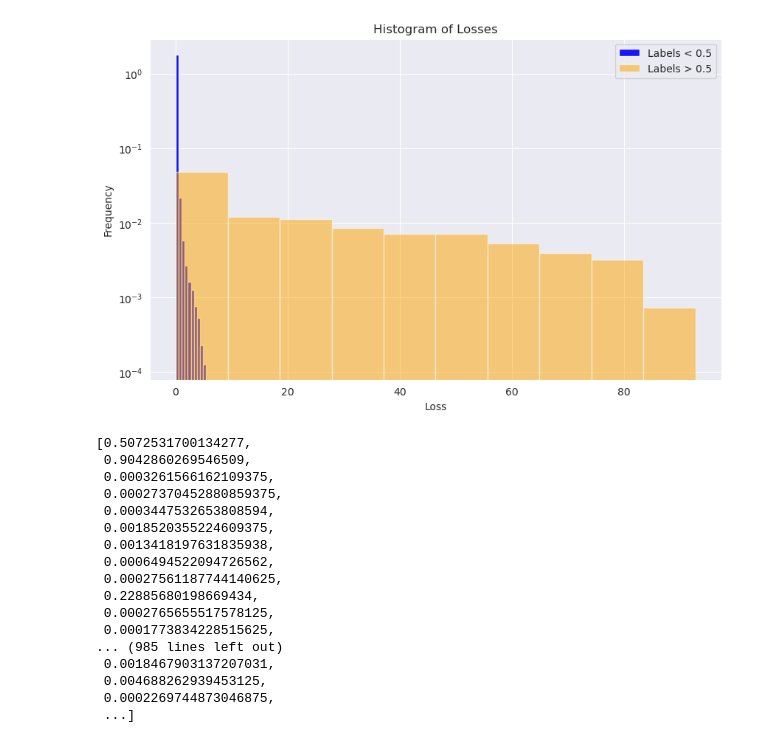
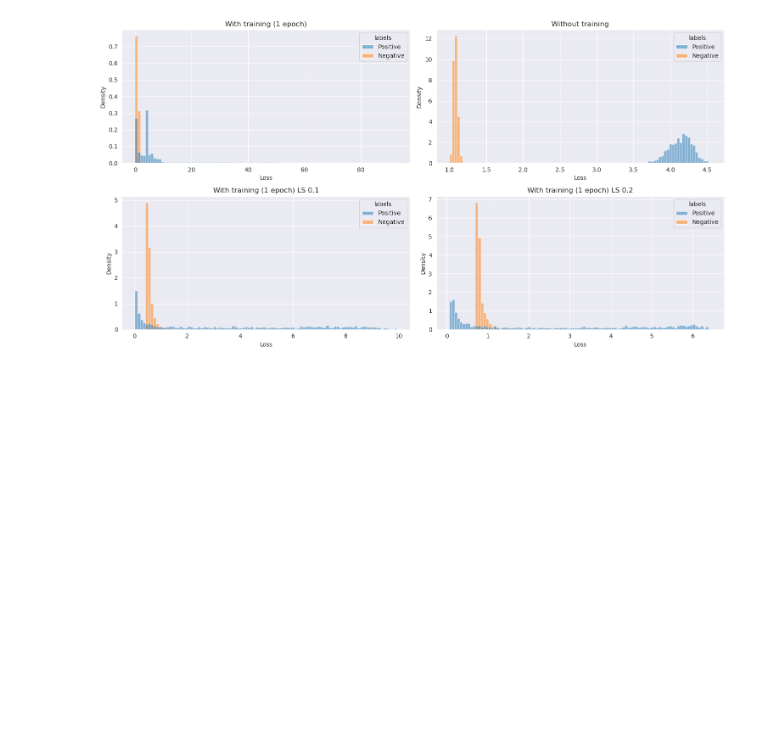
Before and after one commit to AntoninJarolim/multidoc2dial-reranking, a Jupyter notebook: notebooks/loss_histograms.ipynb, the cells around one changed output. Saved outputs shown, nothing was run; the diff lists cells and outputs as text; code cells hidden in the pictures; blank space fills up the shorter version.

```diff
--- a/notebooks/loss_histograms.ipynb
+++ b/notebooks/loss_histograms.ipynb
@@ -1,54 +1,45 @@
 # %%
 import json
-
+import pandas as pd
 import matplotlib.pyplot as plt
 
 # Load the JSON data
-with open("../validation_losses.json", "r") as file:
-    data = json.load(file)
+def load_json(file_path):
+    with open(file_path, "r") as file:
+        data = json.load(file)
 
-labels = data['labels']
-losses = data['losses']
+    df = pd.DataFrame(data)
+    df["labels"] = df["labels"].apply(lambda x: "Positive" if x else "Negative")
+    return df
 
-# Separate losses based on the labels
-losses_below_0_5 = [loss for label, loss in zip(labels, losses) if label < 0.5]
-losses_above_0_5 = [loss for label, loss in zip(labels, losses) if label > 0.5]
+df = load_json("../validation_losses.json")
+df['kind'] = 'With training'
 
-# Create the histograms
-plt.figure(figsize=(10, 6))
+df_no_train = load_json("../validation_losses_no-train.json")
+df_no_train['kind'] = 'Without training'
 
-plt.hist(losses_below_0_5, bins=10, alpha=0.9, label='Labels < 0.5',
-         density=True, color='blue')
-plt.hist(losses_above_0_5, bins=10, alpha=0.5, label='Labels > 0.5',
-         density=True, color='orange')
+df_ls1 = load_json("../validation_losses_ls1.json")
+df_ls1['kind'] = 'Training with label smoothing 0.1'
 
-plt.xlabel('Loss')
-plt.ylabel('Frequency')
-plt.yscale('log')
+df_ls2 = load_json("../validation_losses_ls2.json")
+df_ls2['kind'] = 'Training with label smoothing 0.2'
 
-plt.title('Histogram of Losses')
-plt.legend(loc='upper right')
-plt.show()
-
-losses_below_0_5
+df = pd.concat([df, df_no_train, df_ls1, df_ls2])
-# %% [output]
-[figure, removed]
-[0.5072531700134277,
- 0.9042860269546509,
- 0.0003261566162109375,
- 0.00027370452880859375,
- 0.0003447532653808594,
- 0.0018520355224609375,
- 0.0013418197631835938,
- 0.0006494522094726562,
- 0.00027561187744140625,
- 0.22885680198669434,
- 0.0002765655517578125,
- 0.0001773834228515625,
-... (985 lines left out)
- 0.0018467903137207031,
- 0.004688262939453125,
- 0.0002269744873046875,
- ...]
+# %%
+import seaborn as sns
+
+def plot_losses(df_loss, axs, title):
+    ax = sns.histplot(df_loss, x="losses", hue="labels", bins=50,stat="density", common_norm=False, ax=axs)
+    ax.set_xlabel("Loss")
+    ax.set_title(title)
 # %%
-# todo: rekni gpt at to hodi vedle sebe radeji nez do jednoho grafu (zbavis se tim logaritmicke stupnice)
+fig, axs = plt.subplots(ncols=2, nrows=2, figsize=(15, 8))
+plot_losses(df, axs[0, 0], "With training (1 epoch)")
+plot_losses(df_no_train, axs[0, 1], "Without training")
+
+plot_losses(df_ls1, axs[1, 0], "With training (1 epoch) LS 0.1")
+plot_losses(df_ls2, axs[1, 1], "With training (1 epoch) LS 0.2")
+
+fig.tight_layout()
+# %% [output]
+[figure, added]
```
Also changed, not shown: parts of 4 cells of this notebook, 1 other file.
